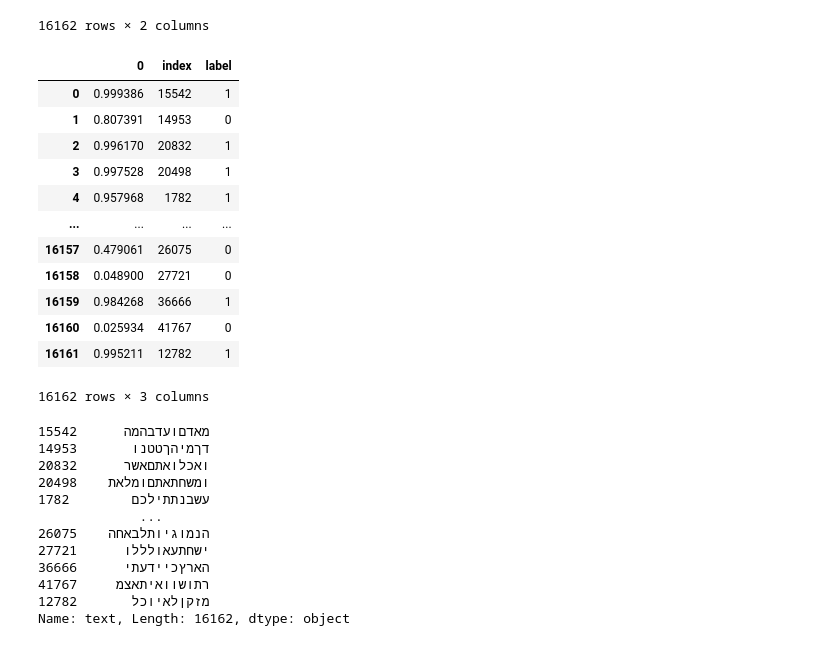
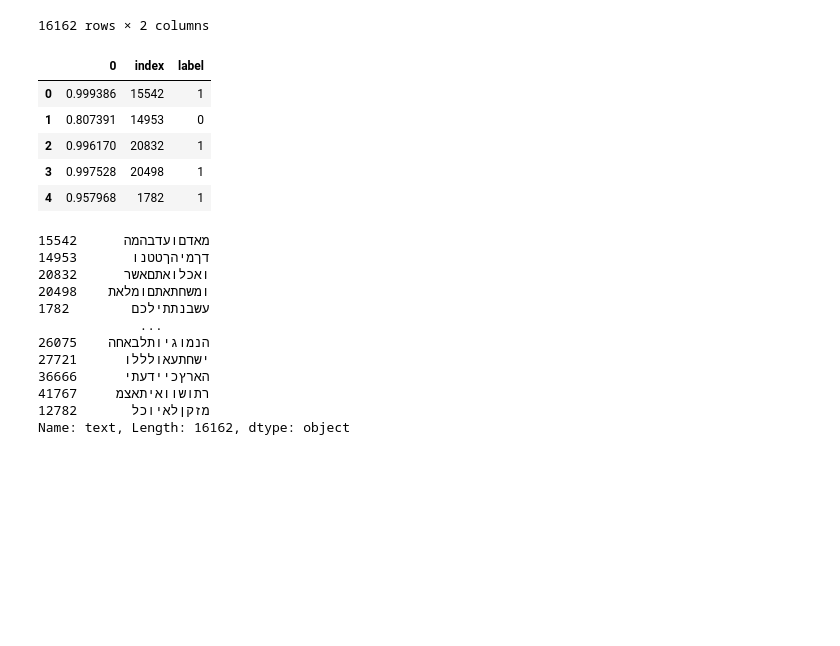
Before and after one commit to mannmoshe/text-recognition, a Jupyter notebook: true_text_detection.ipynb, the cells around one changed output. Saved outputs shown, nothing was run; the diff lists cells and outputs as text; code cells hidden in the pictures; blank space fills up the shorter version.

```diff
--- a/true_text_detection.ipynb
+++ b/true_text_detection.ipynb
@@ -304,21 +304,16 @@ y_test_ri
 | 16161 | 12782 | 1 |
 16162 rows × 2 columns
 # %%
-pd.concat([predictions, y_test_ri], axis=1)
+predictions_temp = pd.concat([predictions, y_test_ri], axis=1)
-# %% [output]
-|  | 0 | index | label |
-| 0 | 0.999386 | 15542 | 1 |
-| 1 | 0.807391 | 14953 | 0 |
-| 2 | 0.996170 | 20832 | 1 |
-| 3 | 0.997528 | 20498 | 1 |
-| 4 | 0.957968 | 1782 | 1 |
-| ... | ... | ... | ... |
-| 16157 | 0.479061 | 26075 | 0 |
-| 16158 | 0.048900 | 27721 | 0 |
-| 16159 | 0.984268 | 36666 | 1 |
-| 16160 | 0.025934 | 41767 | 0 |
-| 16161 | 0.995211 | 12782 | 1 |
-16162 rows × 3 columns
+# %%
+predictions_temp.head()
+# %% [output]
+|  | 0 | index | label |
+| 0 | 0.999386 | 15542 | 1 |
+| 1 | 0.807391 | 14953 | 0 |
+| 2 | 0.996170 | 20832 | 1 |
+| 3 | 0.997528 | 20498 | 1 |
+| 4 | 0.957968 | 1782 | 1 |
 # %%
 x_train_orig, x_test_orig, y_train_orig, y_test_orig = train_test_split(X, y, test_size=0.33, random_state=4, stratify=y)
 # %%
```
Also changed, not shown: parts of 9 cells of this notebook.
